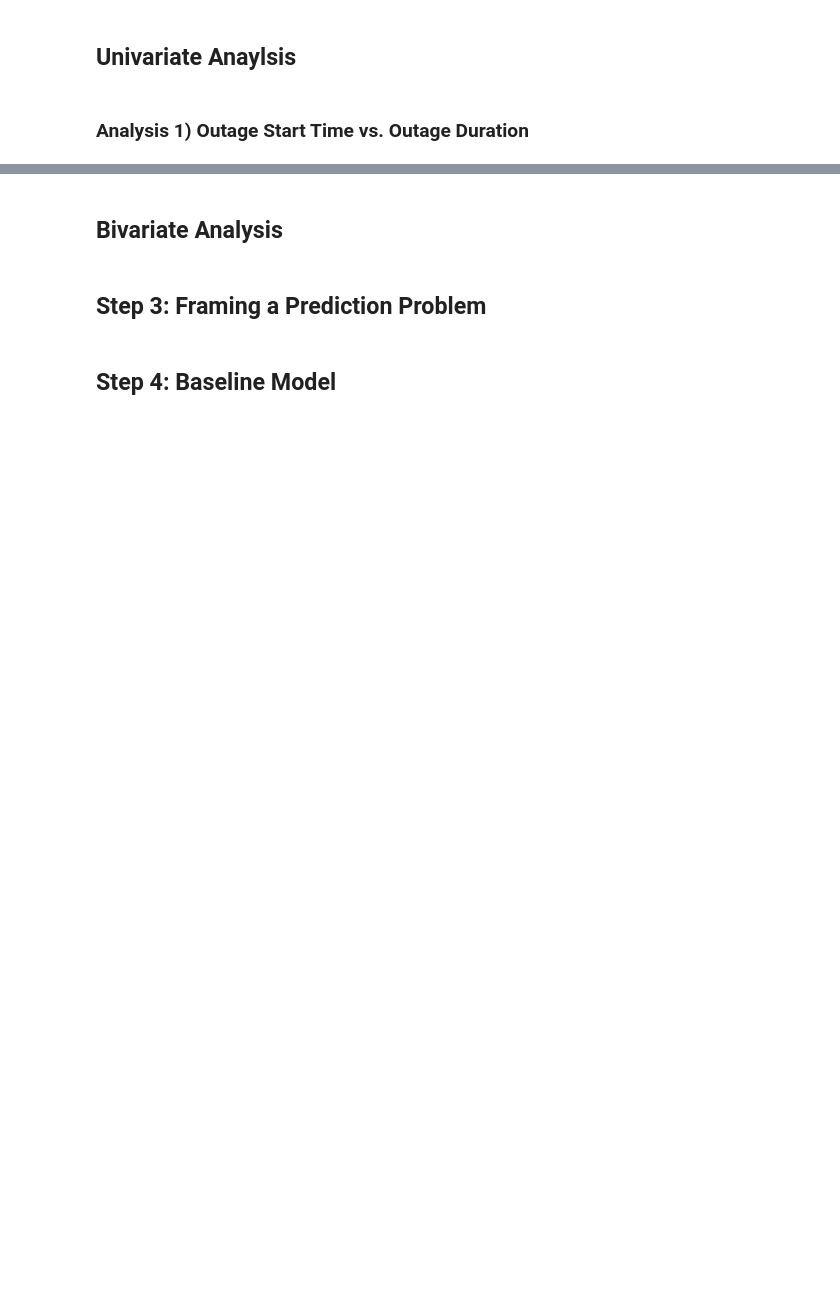
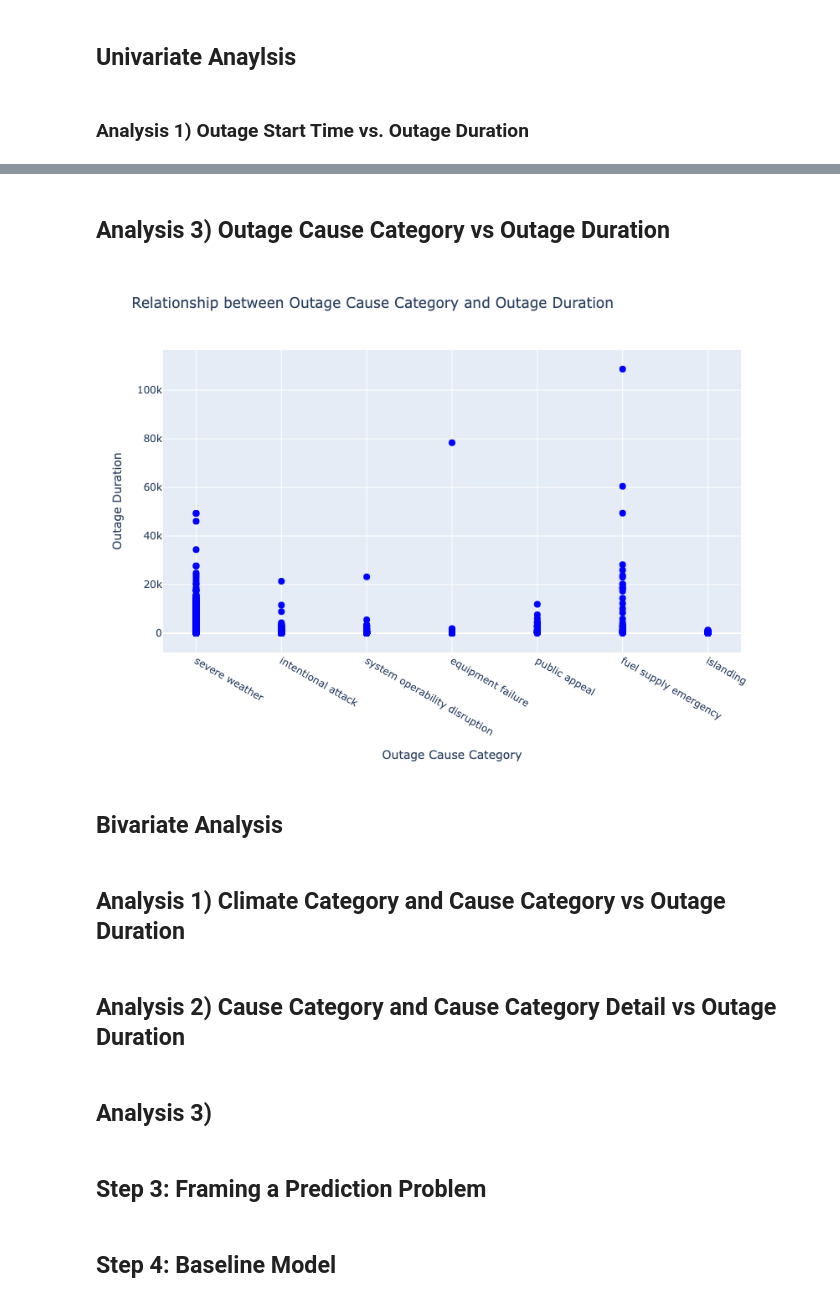
Before and after one commit to djlisbonne/power_outage_analysis, a Jupyter notebook: portfolio.ipynb, the cells around one changed output, grey strips where cells are left out. Drawn from its saved outputs; the diff is of its cells as text; code cells hidden in the pictures; blank space fills up the shorter version.

```diff
--- a/portfolio.ipynb
+++ b/portfolio.ipynb
@@ -128,0 +196,11 @@ See the caveats in the documentation: https://pandas.pydata.org/pandas-docs/stab
+# %% [markdown]
+## Analysis 3) Outage Cause Category vs Outage Duration
+# %%
+df3 = df_interest[['CAUSE.CATEGORY', 'OUTAGE.DURATION']]
+labels = {'title': 'Relationship between Outage Cause Category and Outage Duration',
+         'xtitle': 'Outage Cause Category',
+         'ytitle': 'Outage Duration'}
+f3 = gen_uni_scatter(df3['CAUSE.CATEGORY'], df3['OUTAGE.DURATION'], labels)
+f3.show()
+# %% [output]
+[figure, added]
@@ -129,4 +232,10 @@ See the caveats in the documentation: https://pandas.pydata.org/pandas-docs/stab
 # %% [markdown]
 ## Bivariate Analysis
+# %% [markdown]
+## Analysis 1) Climate Category and Cause Category vs Outage Duration
+# %% [markdown]
+## Analysis 2) Cause Category and Cause Category Detail vs Outage Duration
+# %% [markdown]
+## Analysis 3)
 # %% [markdown]
 ## Step 3: Framing a Prediction Problem
```
Also changed, not shown: parts of 21 cells of this notebook, 1 other file.
